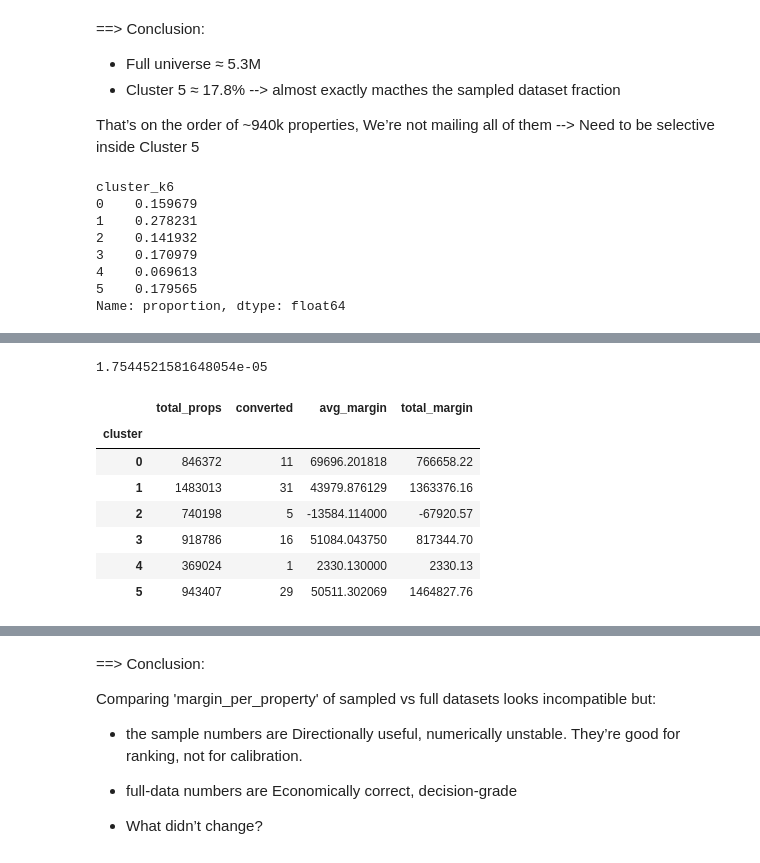
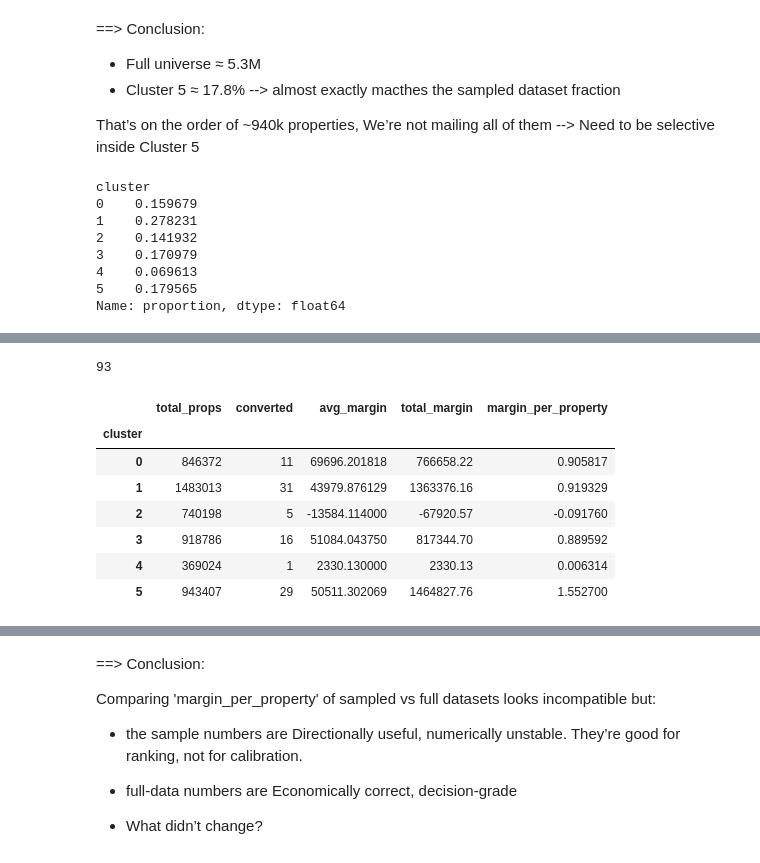
Before and after one commit to m-kareem/Property_clustring, a Jupyter notebook: Data_exploration_03.ipynb, the cells around one changed output, grey strips where cells are left out. Drawn from its saved outputs; the diff is of its cells as text; code cells hidden in the pictures.

```diff
--- a/Data_exploration_03.ipynb
+++ b/Data_exploration_03.ipynb
@@ -502,10 +515,10 @@ cluster_features = [
     "Age_capped"
 ]
 
-X = sampled_df[cluster_features]
+sampled_X = sampled_df[cluster_features]
 
-X.info()
-X.describe()
+sampled_X.info()
+sampled_X.describe()
 # %% [output]
 <class 'pandas.core.frame.DataFrame'>
 Index: 150001 entries, 5067265 to 5282879
@@ -537,7 +550,7 @@ For distance-based clustering, the cleanest option is:
 - Replace intentional NaNs with 0
 - Rely on the corresponding binary flag to explain why it’s zero
 # %%
-X_filled = X.fillna(0)
+sampled_X_filled = sampled_X.fillna(0)
 # %% [markdown]
 #### Step 3 — Scaling
 we have
@@ -547,6 +560,6 @@ we have
 from sklearn.preprocessing import StandardScaler
 
 scaler = StandardScaler()
-X_scaled = scaler.fit_transform(X_filled)
+sampled_X_scaled = scaler.fit_transform(sampled_X_filled)
 # %%
 # X_scaled is a numpy array
@@ -615,7 +628,7 @@ kmeans = KMeans(
     n_init=20
 )
 
-labels = kmeans.fit_predict(X_scaled)
+labels = kmeans.fit_predict(sampled_X_scaled)
 
 sampled_df["cluster"] = labels
 # %%
@@ -1165,9 +1153,9 @@ Name: proportion, dtype: float64
 
 That’s on the order of ~940k properties, We’re not mailing all of them --> Need to be selective inside Cluster 5
 # %%
-sampled_df["cluster_k6"].value_counts(normalize=True).sort_index()
+sampled_df["cluster"].value_counts(normalize=True).sort_index()
 # %% [output]
-cluster_k6
+cluster
 0    0.159679
 1    0.278231
 2    0.141932
@@ -1194,22 +1182,23 @@ df_combined_joined = df_combined.merge(
     how="left"
 )
 
-df_combined_joined["Gross Margin"].notna().mean()
+df_combined_joined["Gross Margin"].notna().sum()
 # %% [output]
-1.7544521581648054e-05
+93
 # %%
 df_combined_joined.groupby("cluster").agg(
     total_props=("PropertyID_join", "size"),
     converted=("Gross Margin", lambda x: x.notna().sum()),
     avg_margin=("Gross Margin", "mean"),
     total_margin=("Gross Margin", "sum"),
+    margin_per_property=("Gross Margin",lambda x: x.sum() / len(x) )
 )
 # %% [output]
-|  | total_props | converted | avg_margin | total_margin |
-| cluster |  |  |  |  |
-| 0 | 846372 | 11 | 69696.201818 | 766658.22 |
-| 1 | 1483013 | 31 | 43979.876129 | 1363376.16 |
-| 2 | 740198 | 5 | -13584.114000 | -67920.57 |
-| 3 | 918786 | 16 | 51084.043750 | 817344.70 |
-| 4 | 369024 | 1 | 2330.130000 | 2330.13 |
-| 5 | 943407 | 29 | 50511.302069 | 1464827.76 |
+|  | total_props | converted | avg_margin | total_margin | margin_per_property |
+| cluster |  |  |  |  |  |
+| 0 | 846372 | 11 | 69696.201818 | 766658.22 | 0.905817 |
+| 1 | 1483013 | 31 | 43979.876129 | 1363376.16 | 0.919329 |
+| 2 | 740198 | 5 | -13584.114000 | -67920.57 | -0.091760 |
+| 3 | 918786 | 16 | 51084.043750 | 817344.70 | 0.889592 |
+| 4 | 369024 | 1 | 2330.130000 | 2330.13 | 0.006314 |
+| 5 | 943407 | 29 | 50511.302069 | 1464827.76 | 1.552700 |
```
Also changed, not shown: parts of 38 cells of this notebook, 5 other files.
